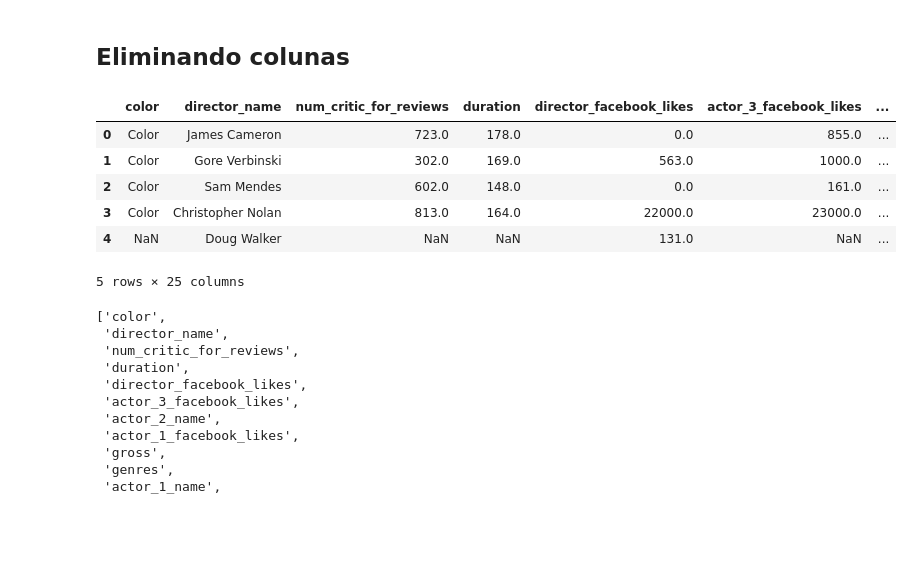
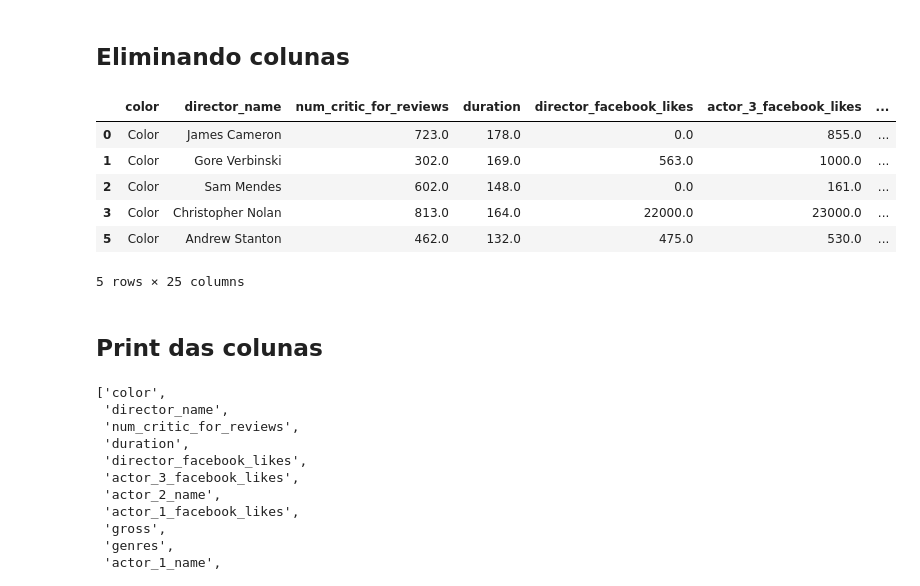
Before and after one commit to gabicaruso/Projeto3_CD, a Jupyter notebook: P3CD.ipynb, the cells around one changed output. Drawn from its saved outputs; the diff is of its cells as text; code cells hidden in the pictures; blank space fills up the shorter version.

```diff
--- a/P3CD.ipynb
+++ b/P3CD.ipynb
@@ -53,16 +53,19 @@ df.head()
 # %%
 dado = df.drop(labels=None, axis=0, index=None, columns='movie_imdb_link', level=None, inplace=False, errors='raise')
 dado2 = dado.drop(labels=None, axis=0, index=None, columns='aspect_ratio', level=None, inplace=False, errors='raise')
-data = dado2.drop(labels=None, axis=0, index=None, columns='language', level=None, inplace=False, errors='raise')
+dado3 = dado2.drop(labels=None, axis=0, index=None, columns='language', level=None, inplace=False, errors='raise')
+data = dado3.dropna(axis = 0, how = "any", thresh = None, subset = None, inplace = False)
 data.head()
 # %% [output]
 |  | color | director_name | num_critic_for_reviews | duration | director_facebook_likes | actor_3_facebook_likes | ... |
 | 0 | Color | James Cameron | 723.0 | 178.0 | 0.0 | 855.0 | ... |
 | 1 | Color | Gore Verbinski | 302.0 | 169.0 | 563.0 | 1000.0 | ... |
 | 2 | Color | Sam Mendes | 602.0 | 148.0 | 0.0 | 161.0 | ... |
 | 3 | Color | Christopher Nolan | 813.0 | 164.0 | 22000.0 | 23000.0 | ... |
-| 4 | NaN | Doug Walker | NaN | NaN | 131.0 | NaN | ... |
+| 5 | Color | Andrew Stanton | 462.0 | 132.0 | 475.0 | 530.0 | ... |
 5 rows × 25 columns
+# %% [markdown]
+## Print das colunas
 # %%
 list(data)
 # %% [output]
```
Also changed, not shown: parts of 8 cells of this notebook.
